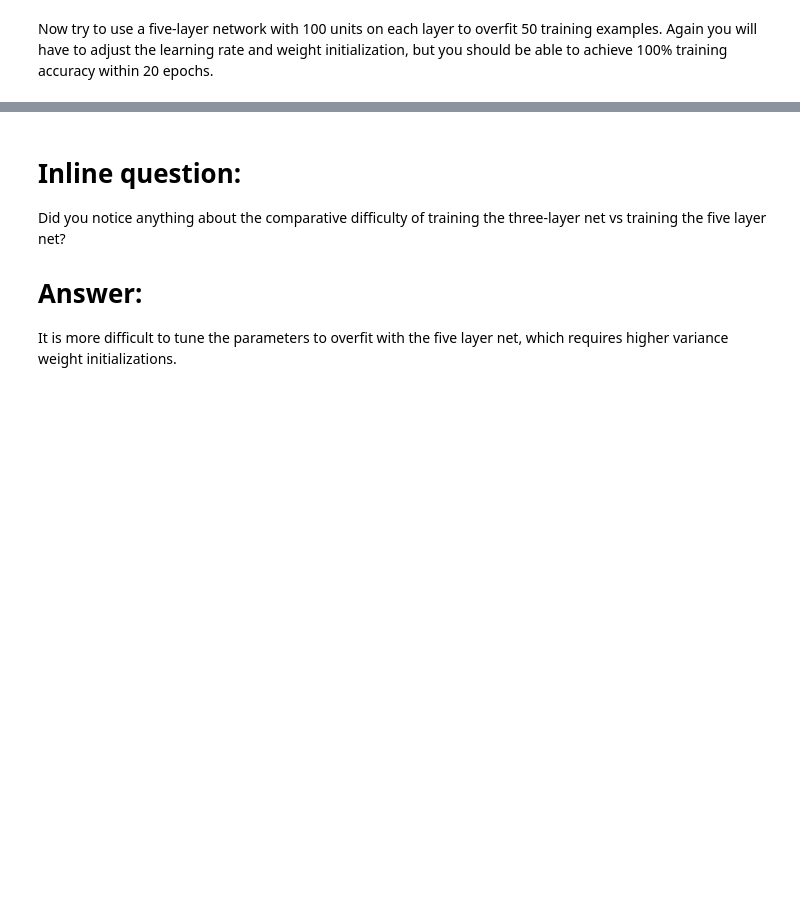
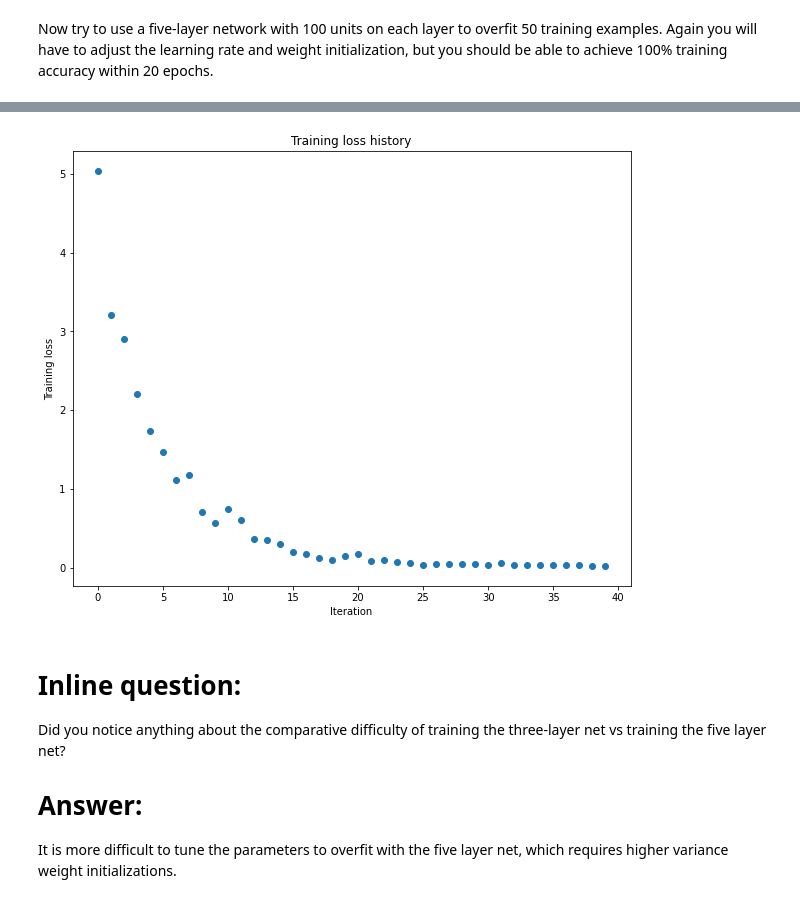
Before and after one commit to WenhaoP/cs182_hw1_student, a Jupyter notebook: FullyConnectedNets.ipynb, the cells around one changed output, grey strips where cells are left out. Cells and saved outputs as stored; diff of their text form; code cells hidden in the pictures; blank space fills up the shorter version.

```diff
--- a/FullyConnectedNets.ipynb
+++ b/FullyConnectedNets.ipynb
@@ -437,8 +493,8 @@ small_data = {
 ############################################################################
 # TODO: Tune these parameters to get 100% train accuracy within 20 epochs. #
 ############################################################################
-learning_rate = 1e-3
-weight_scale = 1e-5
+learning_rate = 1e-2
+weight_scale = 5e-2
 ############################################################################
 #                             END OF YOUR CODE                             #
 ############################################################################
@@ -461,3 +517,4 @@ plt.ylabel('Training loss')
 plt.show()
 
 solver.record_histories_as_npz('submission_logs/overfit_5layer_fc.npz')
+# %% [output]
@@ -464,3 +538,4 @@ solver.record_histories_as_npz('submission_logs/overfit_5layer_fc.npz')
+[figure, added]
 # %% [markdown]
 # Inline question:
 Did you notice anything about the comparative difficulty of training the three-layer net vs training the five layer net?
```
Also changed, not shown: parts of 12 cells of this notebook, 2 other files.
